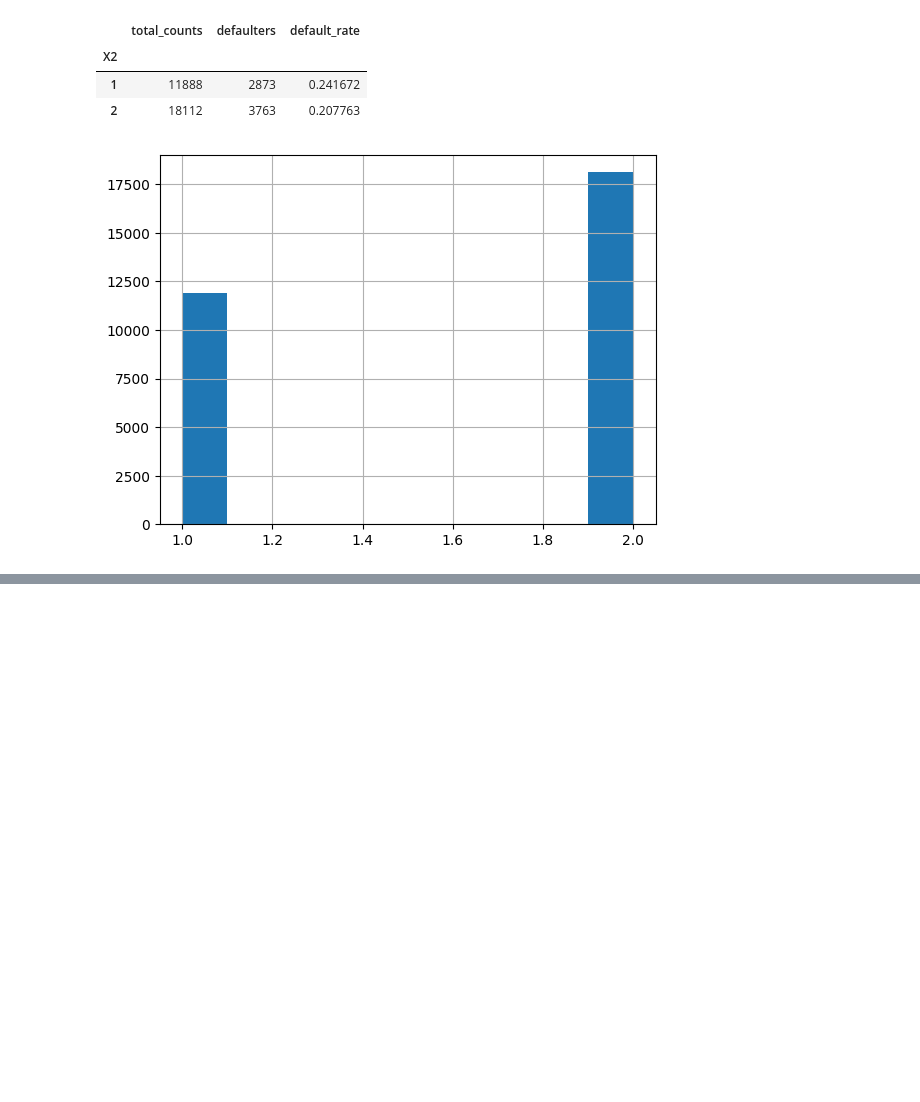
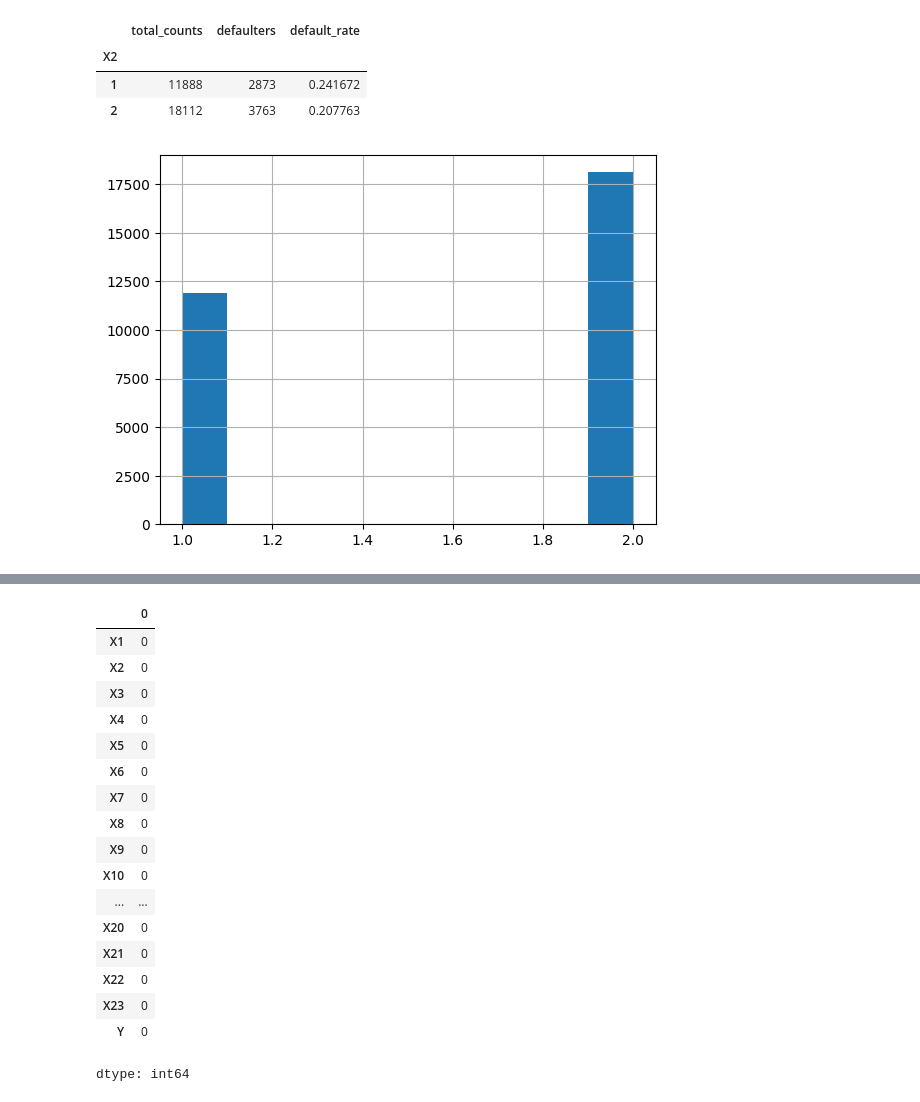
Before and after one commit to NishantLaata/Credit_risk_analysis, a Jupyter notebook: 01_data_exploration.ipynb, the cells around one changed output, grey strips where cells are left out. Saved outputs shown, nothing was run; the diff lists cells and outputs as text; code cells hidden in the pictures; blank space fills up the shorter version.

```diff
--- a/01_data_exploration.ipynb
+++ b/01_data_exploration.ipynb
@@ -104,0 +158,21 @@ gender_distribution_hist = df['X2'].hist()
+# %%
+df.isna().sum()
+# %% [output]
+|  | 0 |
+| X1 | 0 |
+| X2 | 0 |
+| X3 | 0 |
+| X4 | 0 |
+| X5 | 0 |
+| X6 | 0 |
+| X7 | 0 |
+| X8 | 0 |
+| X9 | 0 |
+| X10 | 0 |
+| ... | ... |
+| X20 | 0 |
+| X21 | 0 |
+| X22 | 0 |
+| X23 | 0 |
+| Y | 0 |
+dtype: int64
```
Also changed, not shown: parts of 16 cells of this notebook.
